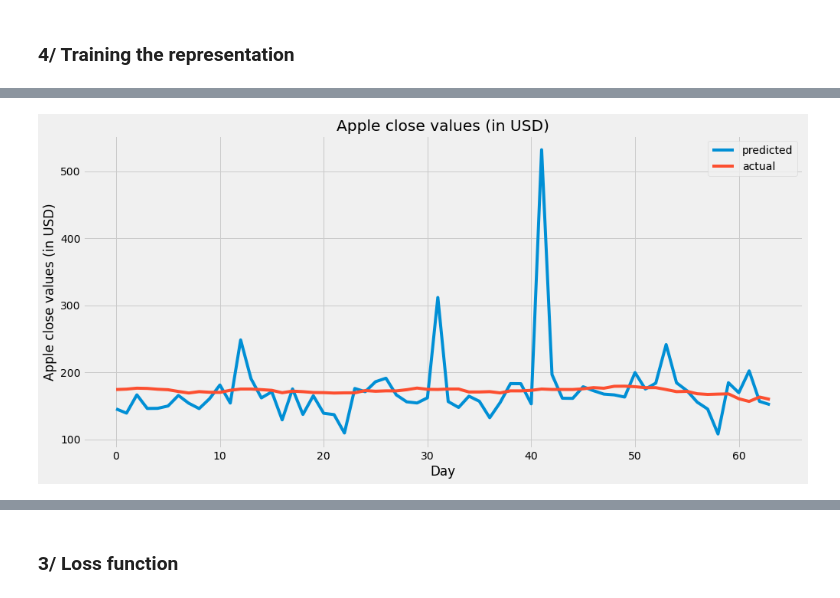
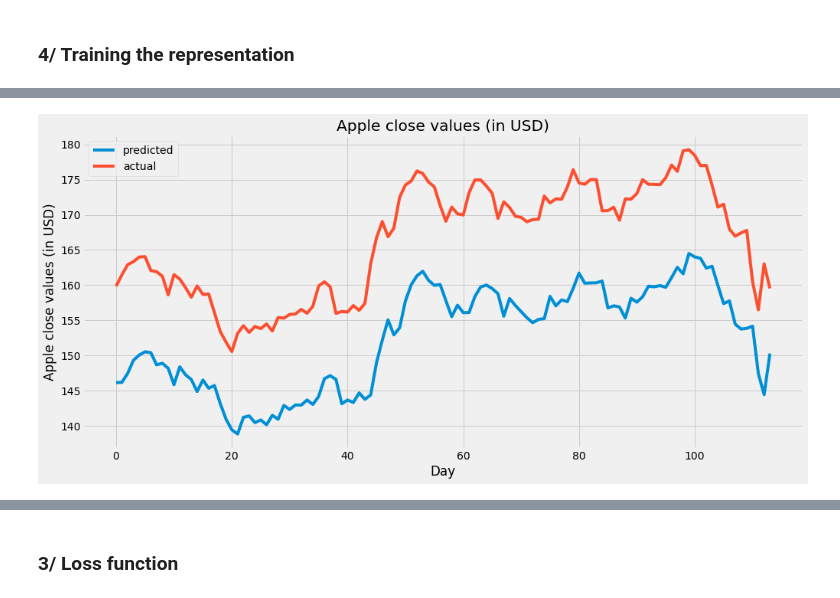
Before and after one commit to Lenflammeur/UCL-MSc_Project, a Jupyter notebook: Reconstruction_optimization.ipynb, the cells around one changed output, grey strips where cells are left out. Drawn from its saved outputs; the diff is of its cells as text; code cells hidden in the pictures.

```diff
--- a/Reconstruction_optimization.ipynb
+++ b/Reconstruction_optimization.ipynb
@@ -53,4 +100,14 @@ m = TCN()(i)
 model = Model(inputs=[i], outputs=[m])
+# %%
+"""
+model = keras.models.Sequential()
+model.add(keras.layers.InputLayer(input_shape=[lookback_window, 1]))
+model.add(TCN())
+model.add(keras.layers.Reshape((64, 1), input_shape=(64, )))
+model.add(keras.layers.Conv1D(filters=1, kernel_size=1, activation='relu', input_shape=(1, 1)))
+model.add(keras.layers.AveragePooling1D(pool_size=64))
+model.add(keras.layers.Reshape((1, ), input_shape=(1, 1)))
+"""
 # %%
 model.summary()
 tf.keras.utils.plot_model(model, show_shapes=True)
@@ -91,12 +144,12 @@ data_train = data.drop('AAPL')
-# %%
-data_array = np.array([x for x in data_train if len(x) == size_company])
-X_train, y_train = data_array[:, :size_company-64], data_array[:, size_company-64:]
 # %%
 model.compile(loss=tf.losses.MeanSquaredError(),
                 optimizer=tf.optimizers.Adam(),
                 metrics=[tf.metrics.MeanAbsoluteError()])
 # %%
 print('Train...')
-history = model.fit(X_train, y_train, epochs=10)
+history = model.fit(X_train,
+                    y_train,
+                    epochs=100,
+                    validation_data=(X_val, y_val))
 # %% [output]
 Train...
@@ -123,12 +185,14 @@ import matplotlib.pyplot as plt
+# %%
+predict = model.predict(X_test)
 # %%
 plt.style.use("fivethirtyeight")
 plt.figure(figsize = (15,7))
-plt.plot(y_pred)
+plt.plot(predict)
 plt.plot(y_test)
 plt.title('Apple close values (in USD)')
 plt.legend(['predicted', 'actual'])
 plt.xlabel("Day")
 plt.ylabel("Apple close values (in USD)")
 plt.show()
 # %% [output]
-[figure, old version]
+[figure, new version]
```
Also changed, not shown: parts of 18 cells of this notebook, 3 other files.
